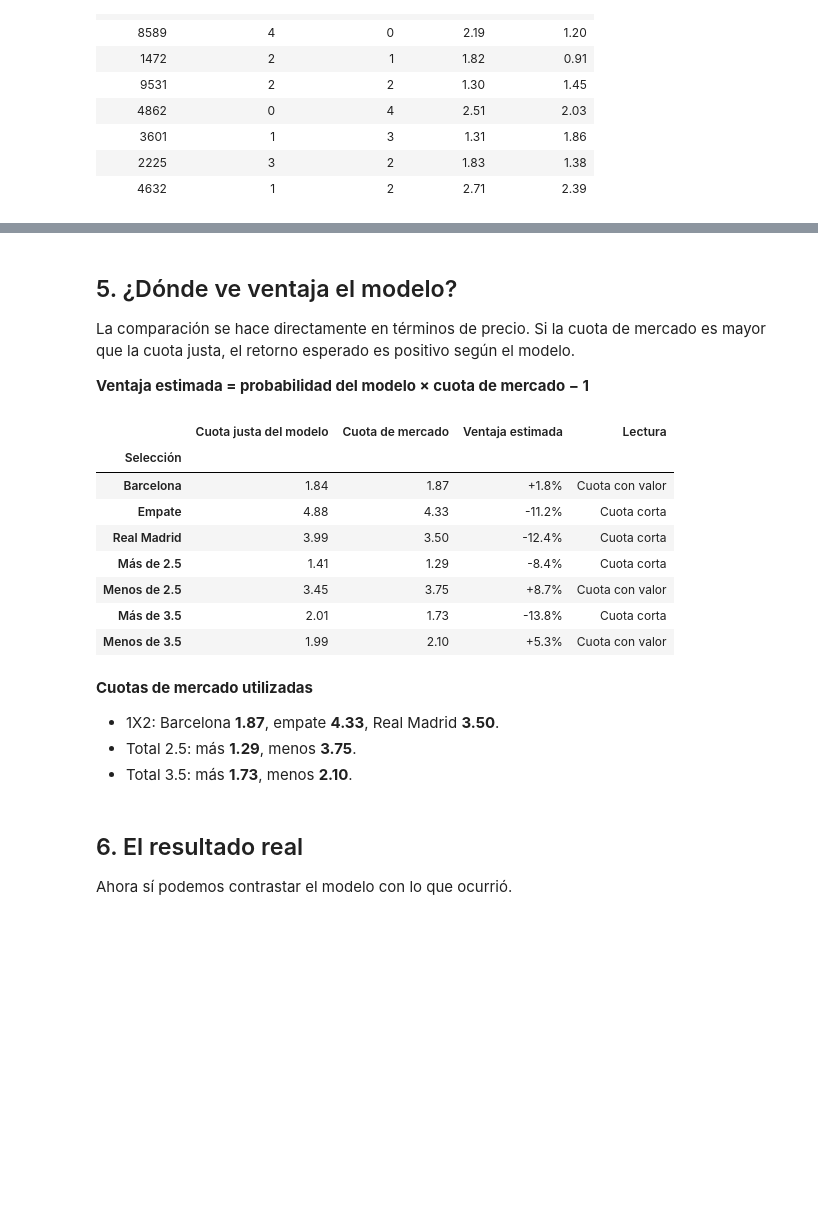
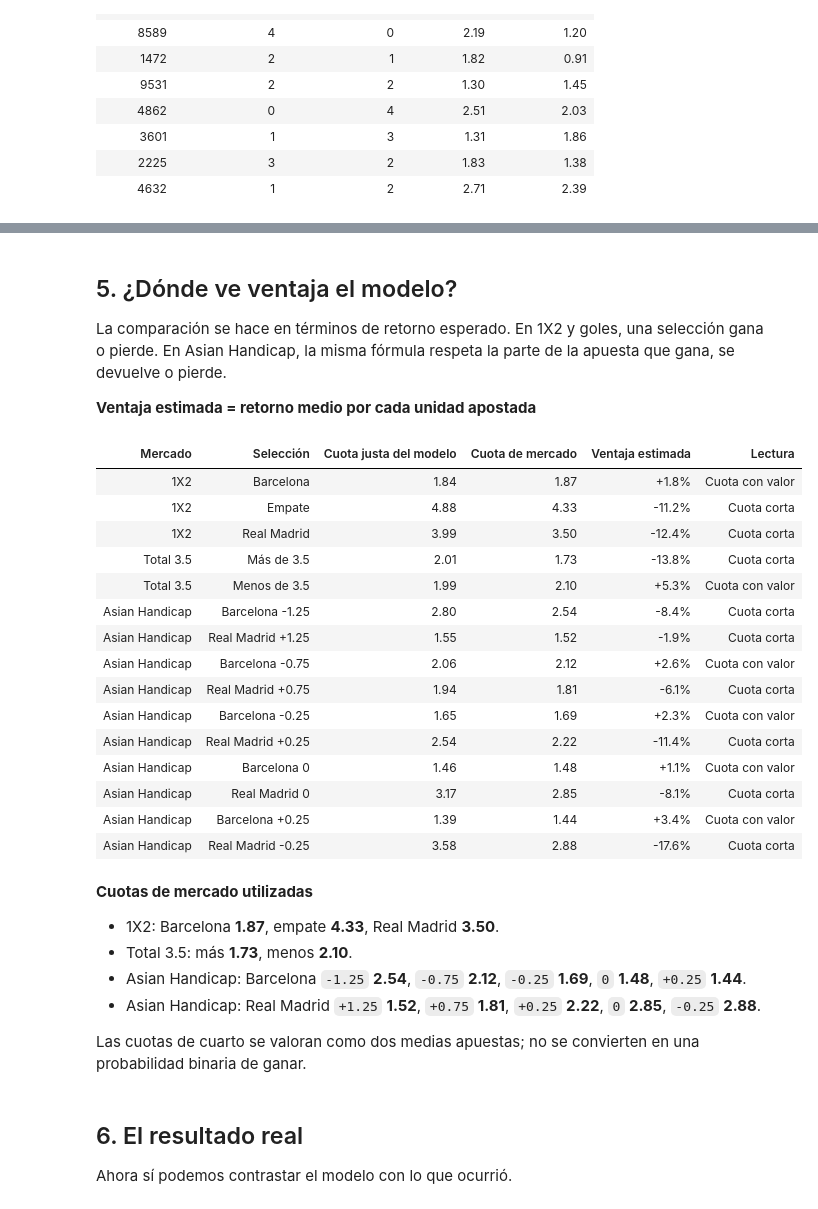
Before and after one commit to venomio5/data-analytics-portfolio, a Jupyter notebook: modelo-prediccion-futbol/03_research/05_monte_carlo_&_odds.ipynb, the cells around one changed output, grey strips where cells are left out. Saved outputs shown, nothing was run; the diff lists cells and outputs as text; code cells hidden in the pictures; blank space fills up the shorter version.

```diff
--- a/modelo-prediccion-futbol/03_research/05_monte_carlo_&_odds.ipynb
+++ b/modelo-prediccion-futbol/03_research/05_monte_carlo_&_odds.ipynb
@@ -603,48 +674,60 @@ display(odds_table.style.format("{:.2f}"))
 # %% [markdown]
 ## 5. ¿Dónde ve ventaja el modelo?
 
-La comparación se hace directamente en términos de precio. Si la cuota de mercado es mayor que la cuota justa, el retorno esperado es positivo según el modelo.
+La comparación se hace en términos de retorno esperado. En 1X2 y goles, una selección gana o pierde. En Asian Handicap, la misma fórmula respeta la parte de la apuesta que gana, se devuelve o pierde.
 
-**Ventaja estimada = probabilidad del modelo × cuota de mercado − 1**
+**Ventaja estimada = retorno medio por cada unidad apostada**
 # %%
+standard_edges = standard_probabilities * standard_market_odds - 1
+asian_edges = asian_results["Ventaja estimada"]
+
 advantage_table = odds_table.copy()
-advantage_table["Ventaja estimada"] = (
-    model_probabilities * advantage_table["Cuota de mercado"] - 1
-)
+advantage_table["Ventaja estimada"] = np.r_[standard_edges.to_numpy(), asian_edges.to_numpy()]
 advantage_table["Lectura"] = np.where(
     advantage_table["Ventaja estimada"] > 0,
     "Cuota con valor",
     "Cuota corta",
 )
 
 display(
     advantage_table.style
     .format({
         "Cuota justa del modelo": "{:.2f}",
         "Cuota de mercado": "{:.2f}",
         "Ventaja estimada": "{:+.1%}",
     })
     .map(
         lambda value: "color: #2563EB; font-weight: 700" if isinstance(value, (float, np.floating)) and value > 0 else "",
         subset=["Ventaja estimada"],
     )
+    .hide(axis="index")
 )
 # %% [output]
-|  | Cuota justa del modelo | Cuota de mercado | Ventaja estimada | Lectura |
-| Selección |  |  |  |  |
-| Barcelona | 1.84 | 1.87 | +1.8% | Cuota con valor |
-| Empate | 4.88 | 4.33 | -11.2% | Cuota corta |
-| Real Madrid | 3.99 | 3.50 | -12.4% | Cuota corta |
-| Más de 2.5 | 1.41 | 1.29 | -8.4% | Cuota corta |
-| Menos de 2.5 | 3.45 | 3.75 | +8.7% | Cuota con valor |
-| Más de 3.5 | 2.01 | 1.73 | -13.8% | Cuota corta |
-| Menos de 3.5 | 1.99 | 2.10 | +5.3% | Cuota con valor |
+| Mercado | Selección | Cuota justa del modelo | Cuota de mercado | Ventaja estimada | Lectura |
+| 1X2 | Barcelona | 1.84 | 1.87 | +1.8% | Cuota con valor |
+| 1X2 | Empate | 4.88 | 4.33 | -11.2% | Cuota corta |
+| 1X2 | Real Madrid | 3.99 | 3.50 | -12.4% | Cuota corta |
+| Total 3.5 | Más de 3.5 | 2.01 | 1.73 | -13.8% | Cuota corta |
+| Total 3.5 | Menos de 3.5 | 1.99 | 2.10 | +5.3% | Cuota con valor |
+| Asian Handicap | Barcelona -1.25 | 2.80 | 2.54 | -8.4% | Cuota corta |
+| Asian Handicap | Real Madrid +1.25 | 1.55 | 1.52 | -1.9% | Cuota corta |
+| Asian Handicap | Barcelona -0.75 | 2.06 | 2.12 | +2.6% | Cuota con valor |
+| Asian Handicap | Real Madrid +0.75 | 1.94 | 1.81 | -6.1% | Cuota corta |
+| Asian Handicap | Barcelona -0.25 | 1.65 | 1.69 | +2.3% | Cuota con valor |
+| Asian Handicap | Real Madrid +0.25 | 2.54 | 2.22 | -11.4% | Cuota corta |
+| Asian Handicap | Barcelona 0 | 1.46 | 1.48 | +1.1% | Cuota con valor |
+| Asian Handicap | Real Madrid 0 | 3.17 | 2.85 | -8.1% | Cuota corta |
+| Asian Handicap | Barcelona +0.25 | 1.39 | 1.44 | +3.4% | Cuota con valor |
+| Asian Handicap | Real Madrid -0.25 | 3.58 | 2.88 | -17.6% | Cuota corta |
 # %% [markdown]
 **Cuotas de mercado utilizadas**
 
 - 1X2: Barcelona **1.87**, empate **4.33**, Real Madrid **3.50**.
-- Total 2.5: más **1.29**, menos **3.75**.
 - Total 3.5: más **1.73**, menos **2.10**.
+- Asian Handicap: Barcelona `-1.25` **2.54**, `-0.75` **2.12**, `-0.25` **1.69**, `0` **1.48**, `+0.25` **1.44**.
+- Asian Handicap: Real Madrid `+1.25` **1.52**, `+0.75` **1.81**, `+0.25` **2.22**, `0` **2.85**, `-0.25` **2.88**.
+
+Las cuotas de cuarto se valoran como dos medias apuestas; no se convierten en una probabilidad binaria de ganar.
 # %% [markdown]
 ## 6. El resultado real
 
```
Also changed, not shown: parts of 5 cells of this notebook, 1 other file.
